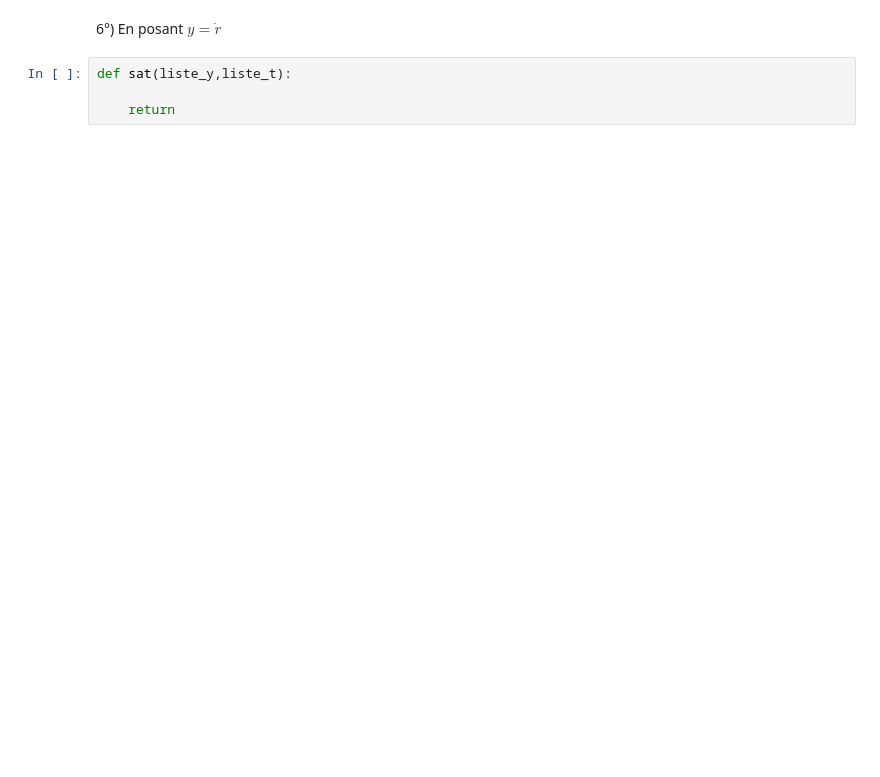
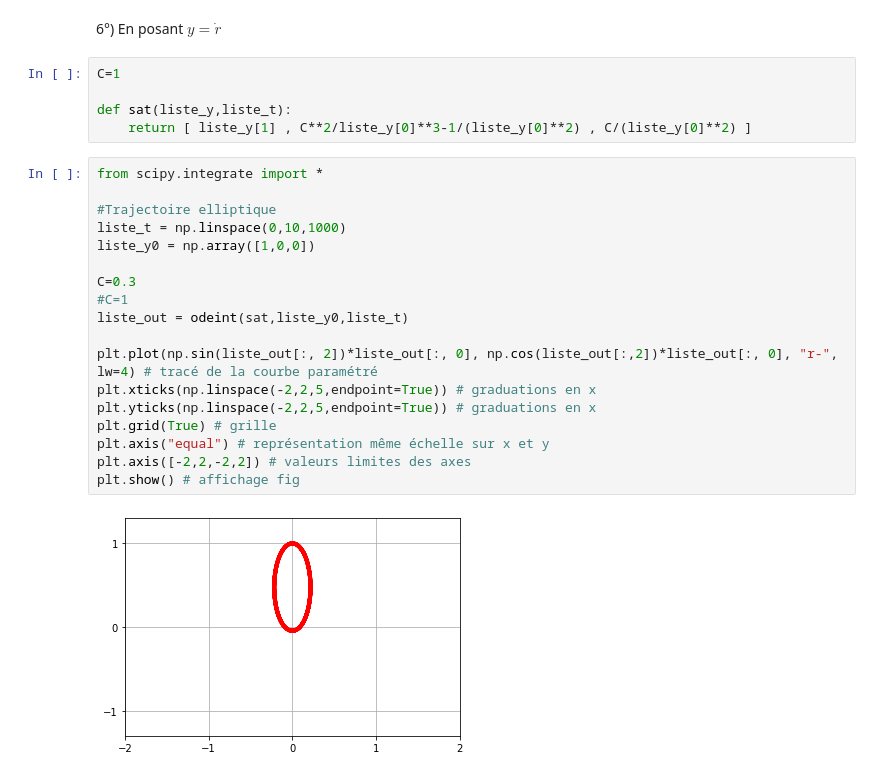
Before and after one commit to Goublie/DL-Dubus-Erba, a Jupyter notebook: DL_6.ipynb, the cells around one changed output. Cells and saved outputs as stored; diff of their text form; blank space fills up the shorter version.

```diff
--- a/DL_6.ipynb
+++ b/DL_6.ipynb
@@ -352,6 +342,27 @@ b)
 # %% [markdown]
 6°) En posant $y=\dot{r}$
-# %%
-def sat(liste_y,liste_t):
-
-    return
+# %%
+C=1
+
+def sat(liste_y,liste_t):
+    return [ liste_y[1] , C**2/liste_y[0]**3-1/(liste_y[0]**2) , C/(liste_y[0]**2) ]
+# %%
+from scipy.integrate import *
+
+#Trajectoire elliptique
+liste_t = np.linspace(0,10,1000)
+liste_y0 = np.array([1,0,0])
+
+C=0.3
+#C=1
+liste_out = odeint(sat,liste_y0,liste_t)
+
+plt.plot(np.sin(liste_out[:, 2])*liste_out[:, 0], np.cos(liste_out[:,2])*liste_out[:, 0], "r-", lw=4) # tracé de la courbe paramétré
+plt.xticks(np.linspace(-2,2,5,endpoint=True)) # graduations en x
+plt.yticks(np.linspace(-2,2,5,endpoint=True)) # graduations en x
+plt.grid(True) # grille
+plt.axis("equal") # représentation même échelle sur x et y
+plt.axis([-2,2,-2,2]) # valeurs limites des axes
+plt.show() # affichage fig
+# %% [output]
+[figure, added]
```
Also changed, not shown: parts of 7 cells of this notebook.
